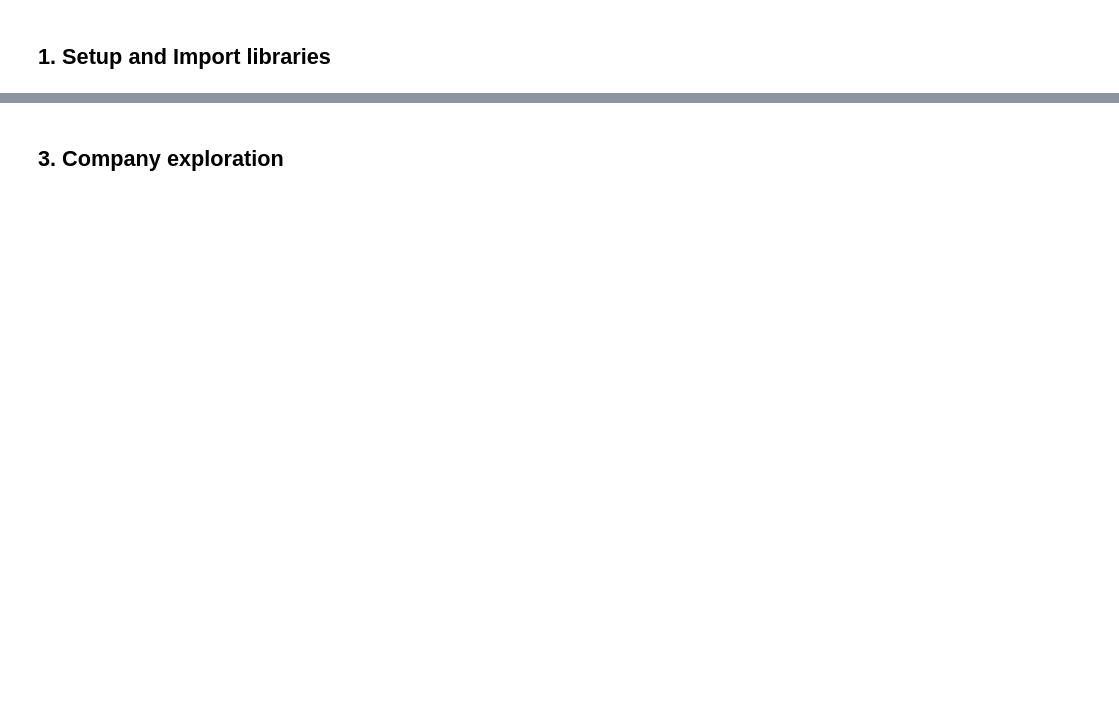
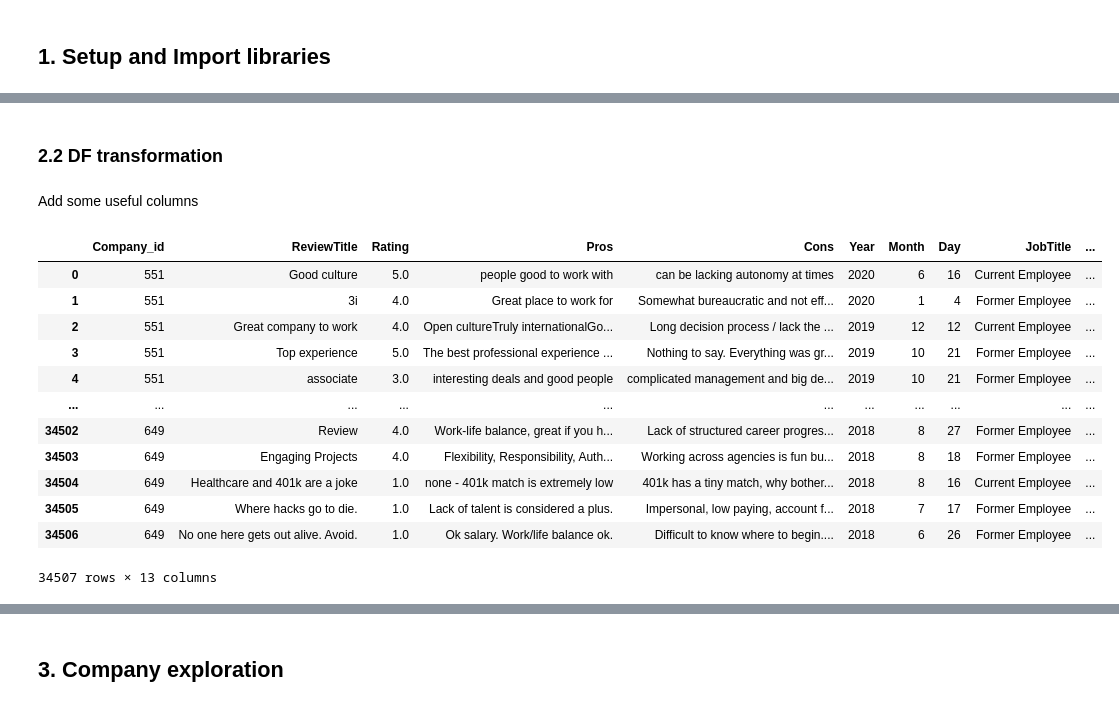
Before and after one commit to stancld/MSc-Project, a Jupyter notebook: Exploration/FTSE 100.ipynb, the cells around one changed output, grey strips where cells are left out. Drawn from its saved outputs; the diff is of its cells as text; code cells hidden in the pictures; blank space fills up the shorter version.

```diff
--- a/Exploration/FTSE 100.ipynb
+++ b/Exploration/FTSE 100.ipynb
@@ -108,0 +104,13 @@ company.save()
+# %%
+reviews = list(
+    Review
+    .objects
+    .values('Company_id', 'ReviewTitle', 'Rating', 'Pros', 'Cons', 'Year', 'Month', 'Day',
+            'JobTitle', 'EmployeeRelationship')
+    .all()
+    .filter(Company_id = company_id) for company_id in companies_id
+)
+# %%
+reviews_df = pd.DataFrame(
+    sum([list(reviews_i) for reviews_i in reviews],[])
+)
@@ -108,0 +126,4 @@ company.save()
+# %% [markdown]
+### 2.2 DF transformation
+# %% [markdown]
+Add some useful columns
@@ -108,0 +138,21 @@ company.save()
+# %%
+reviews_df['Date'] = reviews_df.apply(lambda x: '-'.join(
+    [str(x['Year']), str(x['Month']), str(x['Day'])]
+    ), axis=1
+)
+
+reviews_df
+# %% [output]
+|  | Company_id | ReviewTitle | Rating | Pros | Cons | Year | Month | Day | JobTitle | ... |
+| 0 | 551 | Good culture | 5.0 | people good to work with | can be lacking autonomy at times | 2020 | 6 | 16 | Current Employee | ... |
+| 1 | 551 | 3i | 4.0 | Great place to work for | Somewhat bureaucratic and not eff... | 2020 | 1 | 4 | Former Employee | ... |
+| 2 | 551 | Great company to work | 4.0 | Open cultureTruly internationalGo... | Long decision process / lack the ... | 2019 | 12 | 12 | Current Employee | ... |
+| 3 | 551 | Top experience | 5.0 | The best professional experience ... | Nothing to say. Everything was gr... | 2019 | 10 | 21 | Former Employee | ... |
+| 4 | 551 | associate | 3.0 | interesting deals and good people | complicated management and big de... | 2019 | 10 | 21 | Former Employee | ... |
+| ... | ... | ... | ... | ... | ... | ... | ... | ... | ... | ... |
+| 34502 | 649 | Review | 4.0 | Work-life balance, great if you h... | Lack of structured career progres... | 2018 | 8 | 27 | Former Employee | ... |
+| 34503 | 649 | Engaging Projects | 4.0 | Flexibility, Responsibility, Auth... | Working across agencies is fun bu... | 2018 | 8 | 18 | Former Employee | ... |
+| 34504 | 649 | Healthcare and 401k are a joke | 1.0 | none - 401k match is extremely low | 401k has a tiny match, why bother... | 2018 | 8 | 16 | Current Employee | ... |
+| 34505 | 649 | Where hacks go to die. | 1.0 | Lack of talent is considered a plus. | Impersonal, low paying, account f... | 2018 | 7 | 17 | Former Employee | ... |
+| 34506 | 649 | No one here gets out alive. Avoid. | 1.0 | Ok salary. Work/life balance ok. | Difficult to know where to begin.... | 2018 | 6 | 26 | Former Employee | ... |
+34507 rows × 13 columns
```
Also changed, not shown: parts of 21 cells of this notebook.
